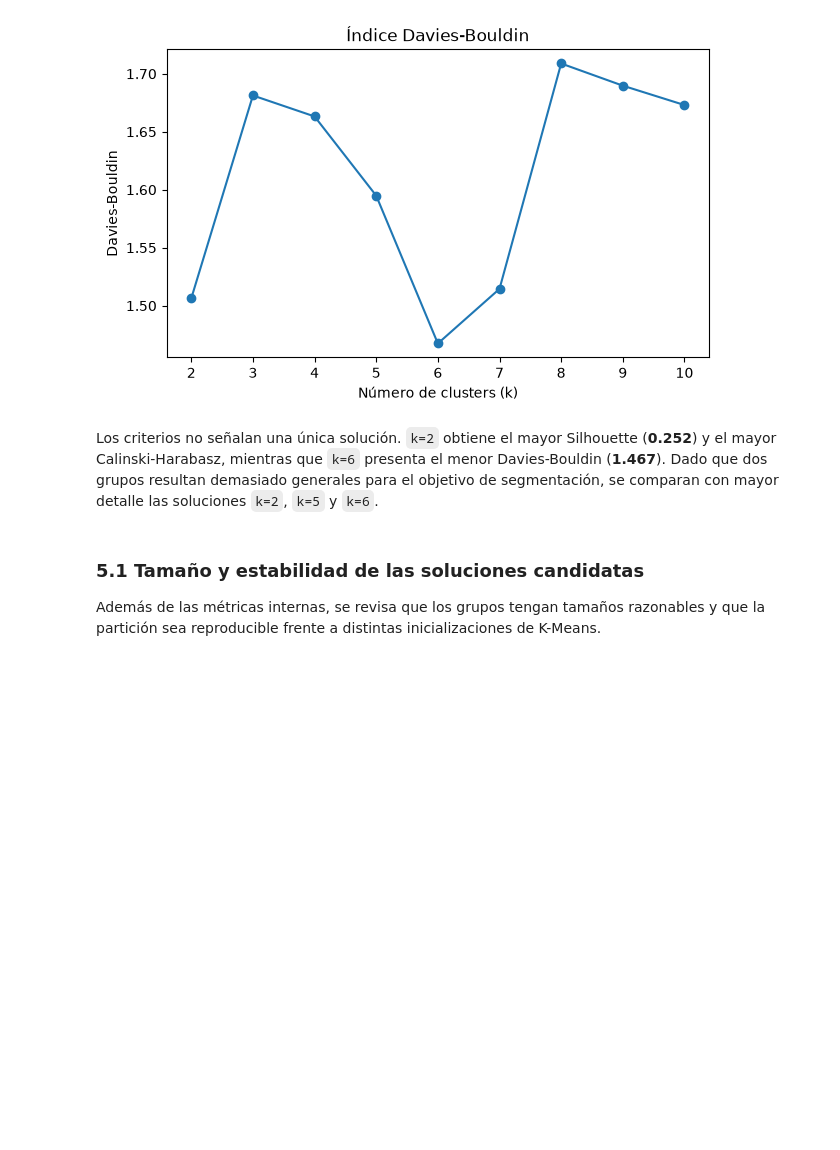
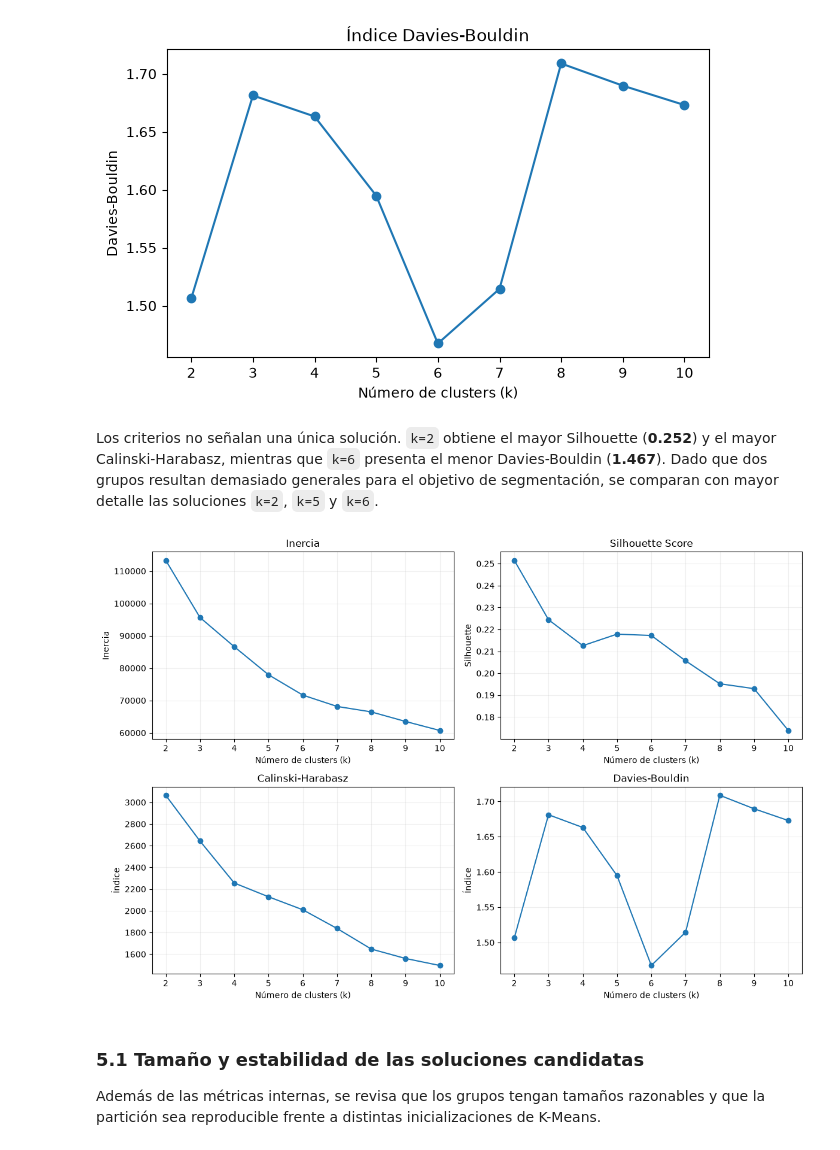
Before and after one commit to gonzalobello77/customer-segmentation, a Jupyter notebook: notebooks/02_segmentation_modeling.ipynb, the cells around one changed output. Cells and saved outputs as stored; diff of their text form; code cells hidden in the pictures; blank space fills up the shorter version.

```diff
--- a/notebooks/02_segmentation_modeling.ipynb
+++ b/notebooks/02_segmentation_modeling.ipynb
@@ -275,6 +275,64 @@ plt.show()
 [figure]
 # %% [markdown]
 Los criterios no señalan una única solución. `k=2` obtiene el mayor Silhouette (**0.252**) y el mayor Calinski-Harabasz, mientras que `k=6` presenta el menor Davies-Bouldin (**1.467**). Dado que dos grupos resultan demasiado generales para el objetivo de segmentación, se comparan con mayor detalle las soluciones `k=2`, `k=5` y `k=6`.
+# %%
+fig, axes = plt.subplots(2, 2, figsize=(12, 8))
+
+# Inercia
+axes[0, 0].plot(
+    cluster_metrics["k"],
+    cluster_metrics["inertia"],
+    marker="o"
+)
+axes[0, 0].set_title("Inercia")
+axes[0, 0].set_xlabel("Número de clusters (k)")
+axes[0, 0].set_ylabel("Inercia")
+
+# Silhouette
+axes[0, 1].plot(
+    cluster_metrics["k"],
+    cluster_metrics["silhouette"],
+    marker="o"
+)
+axes[0, 1].set_title("Silhouette Score")
+axes[0, 1].set_xlabel("Número de clusters (k)")
+axes[0, 1].set_ylabel("Silhouette")
+
+# Calinski-Harabasz
+axes[1, 0].plot(
+    cluster_metrics["k"],
+    cluster_metrics["calinski_harabasz"],
+    marker="o"
+)
+axes[1, 0].set_title("Calinski-Harabasz")
+axes[1, 0].set_xlabel("Número de clusters (k)")
+axes[1, 0].set_ylabel("Índice")
+
+# Davies-Bouldin
+axes[1, 1].plot(
+    cluster_metrics["k"],
+    cluster_metrics["davies_bouldin"],
+    marker="o"
+)
+axes[1, 1].set_title("Davies-Bouldin")
+axes[1, 1].set_xlabel("Número de clusters (k)")
+axes[1, 1].set_ylabel("Índice")
+
+for ax in axes.flat:
+    ax.set_xticks(cluster_metrics["k"])
+    ax.grid(alpha=0.2)
+
+plt.tight_layout()
+
+plt.savefig(
+    "../figures/cluster_selection_metrics.png",
+    dpi=200,
+    bbox_inches="tight"
+)
+
+plt.show()
+# %% [output]
+[figure, added]
 # %% [markdown]
 ### 5.1 Tamaño y estabilidad de las soluciones candidatas
 
```
Also changed, not shown: parts of 19 cells of this notebook, 9 other files.
